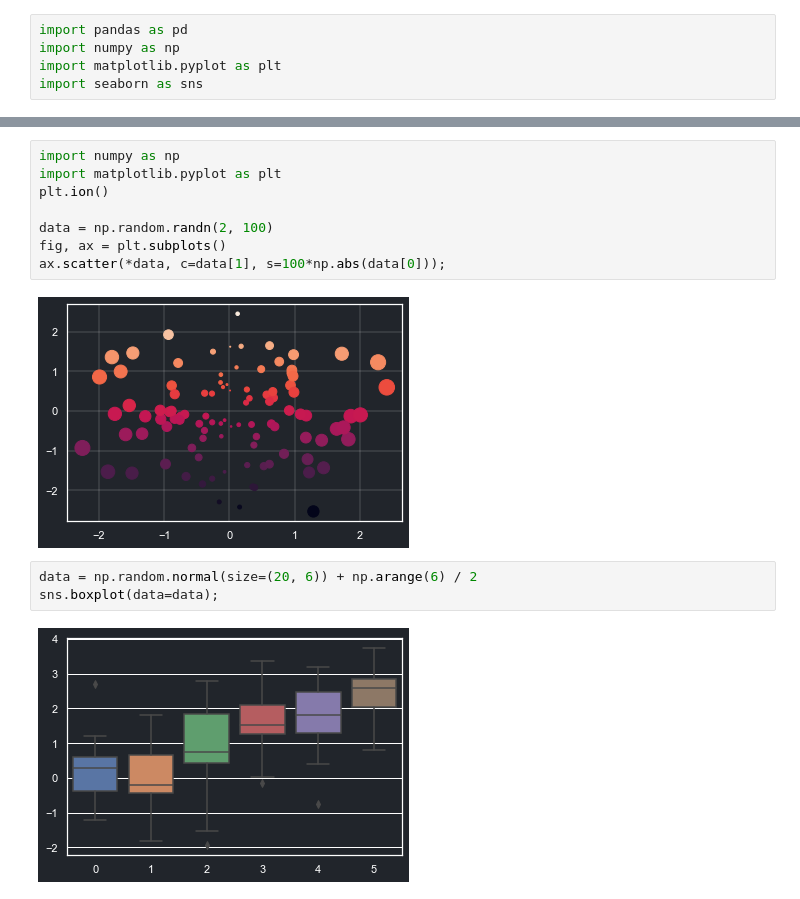
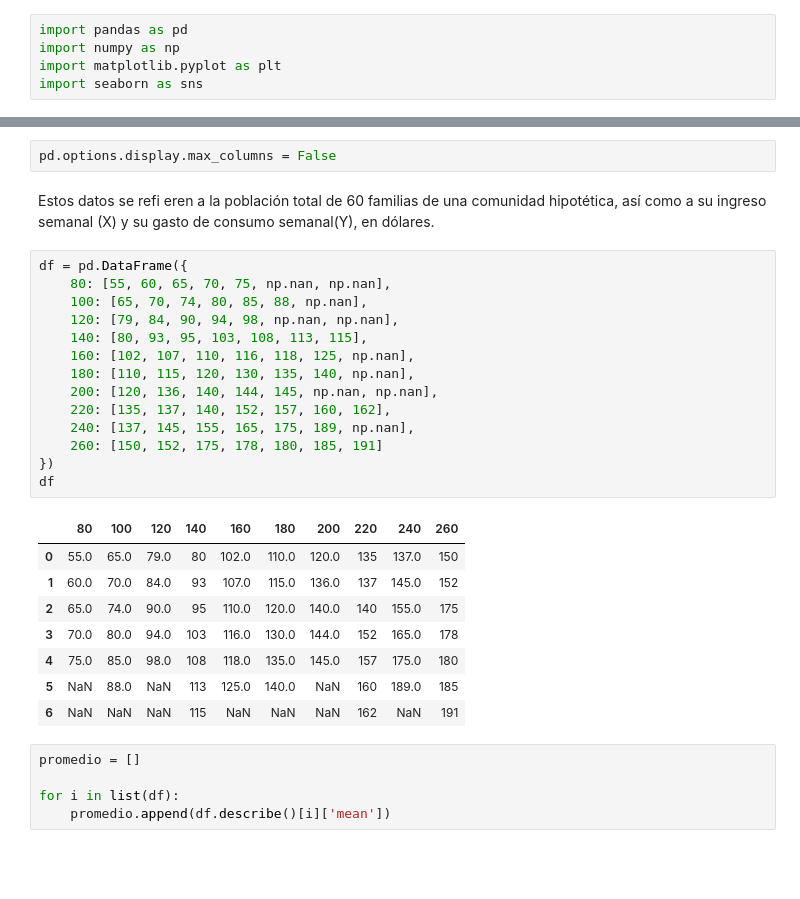
Before and after one commit to JuanFeA98/Economia, a Jupyter notebook: Econometría/01. Econometria I.ipynb, the cells around one changed output, grey strips where cells are left out. Saved outputs shown, nothing was run; the diff lists cells and outputs as text; blank space fills up the shorter version.

```diff
--- a/Econometría/01. Econometria I.ipynb
+++ b/Econometría/01. Econometria I.ipynb
@@ -138,15 +91,32 @@ plt.show()
-# %%
-import numpy as np
-import matplotlib.pyplot as plt
-plt.ion()
-
-data = np.random.randn(2, 100)
-fig, ax = plt.subplots()
-ax.scatter(*data, c=data[1], s=100*np.abs(data[0]));
-# %% [output]
-[figure, removed]
-# %%
-data = np.random.normal(size=(20, 6)) + np.arange(6) / 2
-sns.boxplot(data=data);
-# %% [output]
-[figure, removed]
+# %%
+pd.options.display.max_columns = False
+# %% [markdown]
+Estos datos se refi eren a la población total de 60 familias de una comunidad hipotética, así como a su ingreso semanal (X) y su gasto de consumo semanal(Y), en dólares.
+# %%
+df = pd.DataFrame({
+    80: [55, 60, 65, 70, 75, np.nan, np.nan],
+    100: [65, 70, 74, 80, 85, 88, np.nan],
+    120: [79, 84, 90, 94, 98, np.nan, np.nan],
+    140: [80, 93, 95, 103, 108, 113, 115],
+    160: [102, 107, 110, 116, 118, 125, np.nan],
+    180: [110, 115, 120, 130, 135, 140, np.nan],
+    200: [120, 136, 140, 144, 145, np.nan, np.nan],
+    220: [135, 137, 140, 152, 157, 160, 162],
+    240: [137, 145, 155, 165, 175, 189, np.nan],
+    260: [150, 152, 175, 178, 180, 185, 191]
+})
+df
+# %% [output]
+|  | 80 | 100 | 120 | 140 | 160 | 180 | 200 | 220 | 240 | 260 |
+| 0 | 55.0 | 65.0 | 79.0 | 80 | 102.0 | 110.0 | 120.0 | 135 | 137.0 | 150 |
+| 1 | 60.0 | 70.0 | 84.0 | 93 | 107.0 | 115.0 | 136.0 | 137 | 145.0 | 152 |
+| 2 | 65.0 | 74.0 | 90.0 | 95 | 110.0 | 120.0 | 140.0 | 140 | 155.0 | 175 |
+| 3 | 70.0 | 80.0 | 94.0 | 103 | 116.0 | 130.0 | 144.0 | 152 | 165.0 | 178 |
+| 4 | 75.0 | 85.0 | 98.0 | 108 | 118.0 | 135.0 | 145.0 | 157 | 175.0 | 180 |
+| 5 | NaN | 88.0 | NaN | 113 | 125.0 | 140.0 | NaN | 160 | 189.0 | 185 |
+| 6 | NaN | NaN | NaN | 115 | NaN | NaN | NaN | 162 | NaN | 191 |
+# %%
+promedio = []
+
+for i in list(df):
+    promedio.append(df.describe()[i]['mean'])
```
Also changed, not shown: parts of 16 cells of this notebook.
